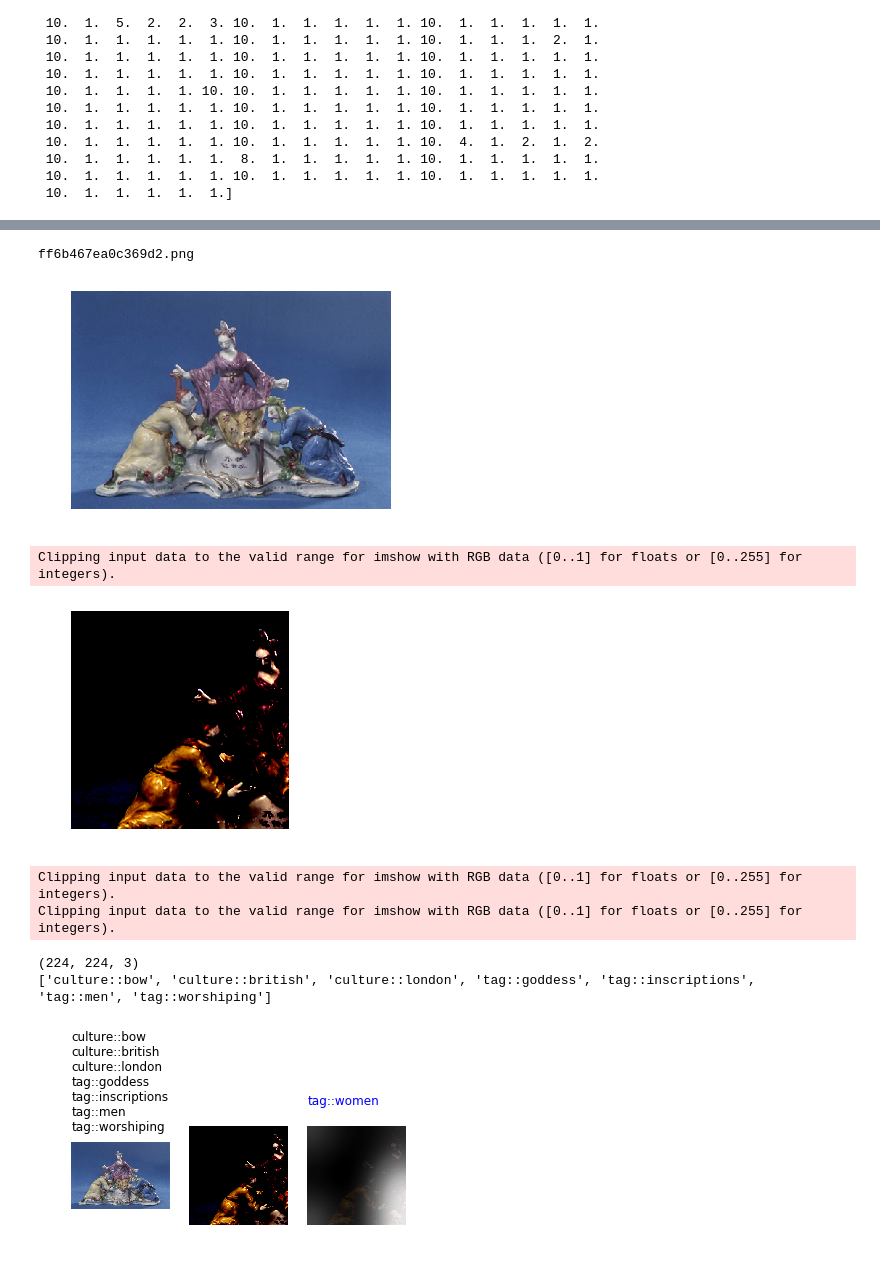
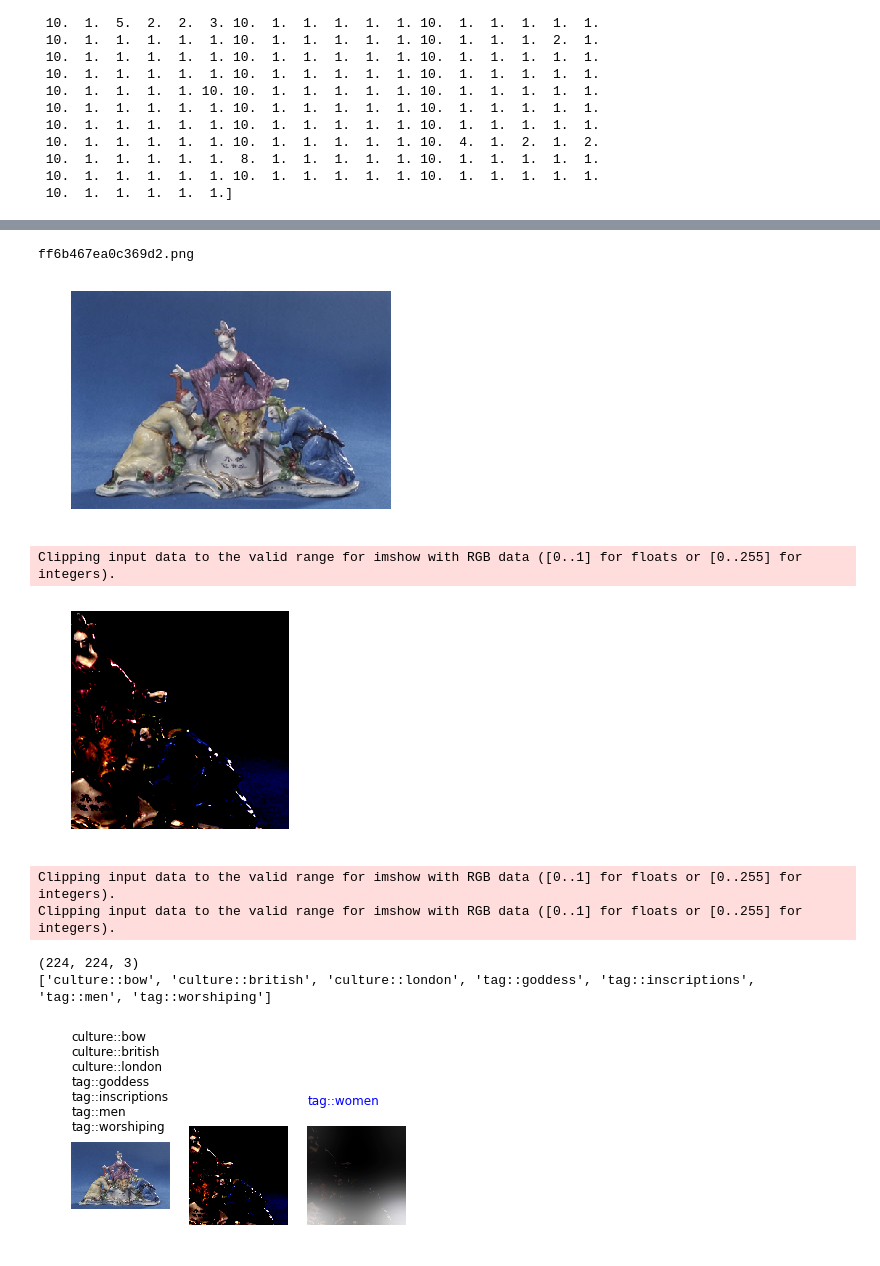
Before and after one commit to tsy935/CS231N_CZT, a Jupyter notebook: analyses/visualize_attention.ipynb, the cells around one changed output, grey strips where cells are left out. Cells and saved outputs as stored; diff of their text form; code cells hidden in the pictures.

```diff
--- a/analyses/visualize_attention.ipynb
+++ b/analyses/visualize_attention.ipynb
@@ -152,8 +174,8 @@ test_img_dir = '/mnt/disks/large/data/train_split/val'
 #id_idx = 19
 #idx = id_idx * 6 + 1
 
-id_idx = 26
-idx = id_idx * 6 + 2
+id_idx = 2
+idx = id_idx * 6 + 4
 
 img_path = os.path.join(test_img_dir, ids[id_idx])
 pred_label = labels_pred[idx, :]
@@ -260,7 +284,7 @@ Clipping input data to the valid range for imshow with RGB data ([0..1] for floa
 #idx = id_idx * 6 + 1
 
 id_idx = 19
-idx = id_idx * 6 + 1
+idx = id_idx * 6 + 2
 
 img_path = os.path.join(test_img_dir, ids[id_idx])
 pred_label = labels_pred[idx, :]
@@ -271,39 +295,39 @@ print(ids[id_idx])
 # Show raw image
 raw_img = Image.open(img_path)
 plt.imshow(raw_img)
 plt.axis('off')
 plt.show()
 
 
 img = imgs[idx,:]
 plt.imshow(img)
 plt.axis('off')
 plt.show()
 print(img.shape)
 
 
 # Print ground truth labels
 curr_id = ids[id_idx].strip('.png')
 idx_eg = label_df.index[label_df['id'] == curr_id]
 orig_label = label_df.iloc[idx_eg,1].tolist()
 orig_label = orig_label[0].split(' ')
 orig_label_names = []
 for l in orig_label:
     orig_label_names.append(idx2class[int(l)])
 print(orig_label_names)
 
 # Show attention
 visualize_att(img_path, img, orig_label_names, pred_label, alpha, idx2class, smooth=True)
 # %% [output]
 ff6b467ea0c369d2.png
 [figure]
 Clipping input data to the valid range for imshow with RGB data ([0..1] for floats or [0..255] for integers).
-[figure, old version]
+[figure, new version]
 Clipping input data to the valid range for imshow with RGB data ([0..1] for floats or [0..255] for integers).
 Clipping input data to the valid range for imshow with RGB data ([0..1] for floats or [0..255] for integers).
 (224, 224, 3)
 ['culture::bow', 'culture::british', 'culture::london', 'tag::goddess', 'tag::inscriptions', 'tag::men', 'tag::worshiping']
-[figure, old version]
+[figure, new version]
 # %%
 #id_idx = 8
 #idx = id_idx * 6 + 2
```
Also changed, not shown: parts of 7 cells of this notebook.
